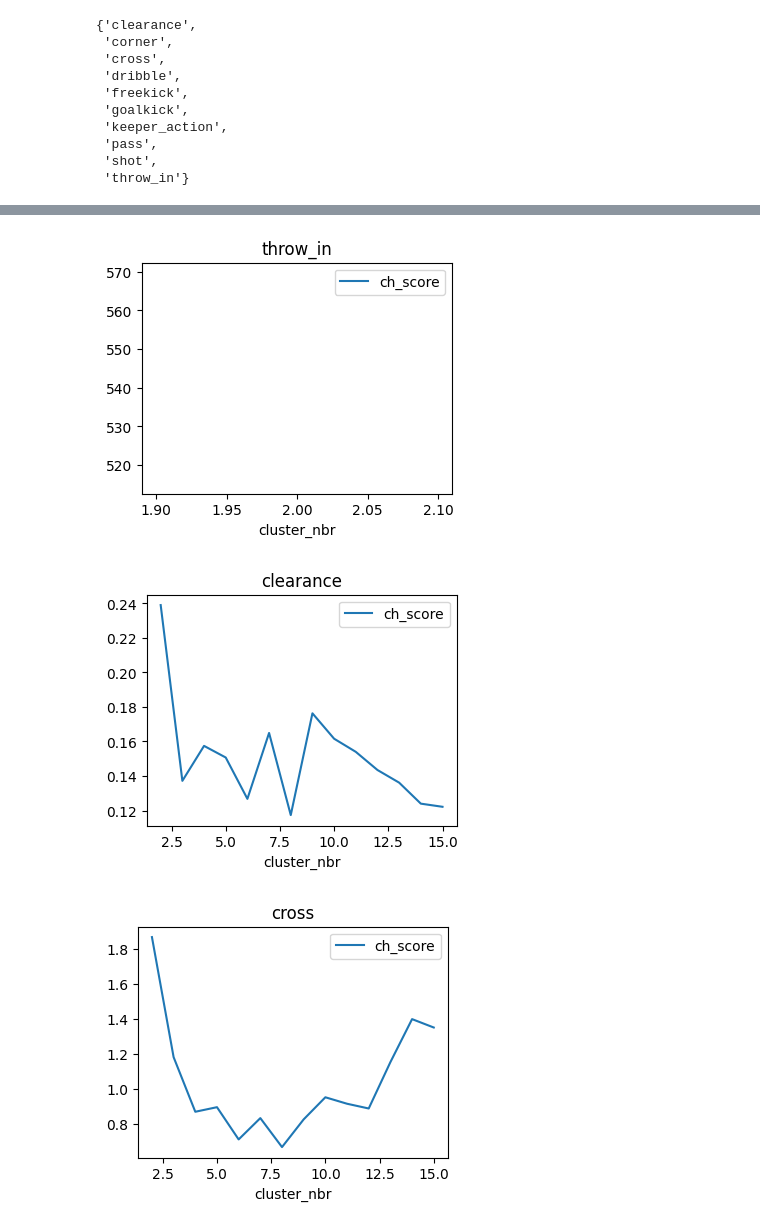
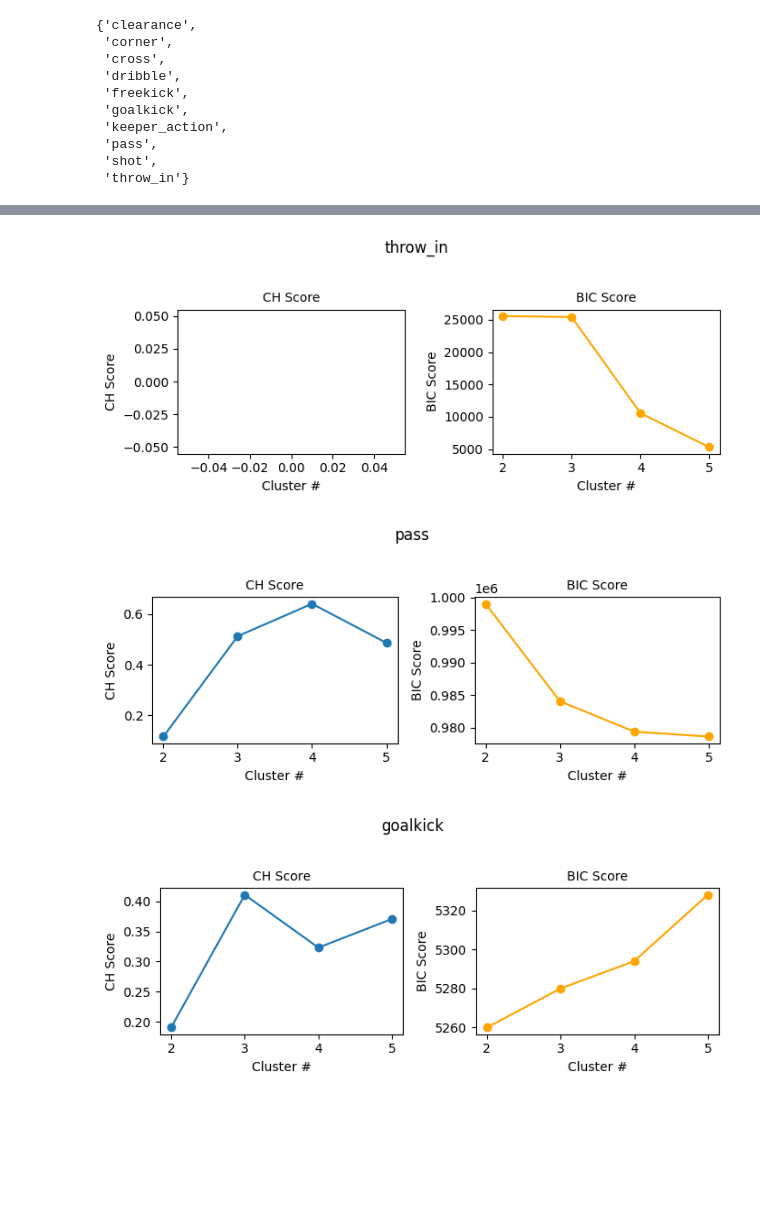
Before and after one commit to Joaquin-Garay/soccer-infogeo, a Jupyter notebook: 04-experiment.ipynb, the cells around one changed output, grey strips where cells are left out. Saved outputs shown, nothing was run; the diff lists cells and outputs as text; code cells hidden in the pictures; blank space fills up the shorter version.

```diff
--- a/04-experiment.ipynb
+++ b/04-experiment.ipynb
@@ -73,28 +79,29 @@ action_types
 rows = []
 for action_type in action_types:
     print(f"\nProcessing {action_type}:")
-    mask = (actions["type_name"] == action_type) #& (actions["team_id"] == 771)
+    mask = (actions["type_name"] == action_type)  #& (actions["team_id"] == 771)
     loc_data = actions[mask][["start_x", "start_y"]]
 
     # Inner loop over number of clusters
-    for K in range(2, 16):
+    for K in range(2, 6):
         print(f" {K} clusters,", end="")
         gauss_clusters = [sc.MultivariateGaussian() for _ in range(K)]
-        loc_model = sc.MixtureModel(gauss_clusters)
+        loc_model = sc.MixtureModel(gauss_clusters,
+                                    init='k-means++')
         # In the case of an failed initialization due to empty clusters, skip that model.
         with warnings.catch_warnings():
             warnings.filterwarnings("error", category=ConvergenceWarning)
             try:
-                loc_model.fit_em_bregman(loc_data, verbose=False)
+                loc_model.fit_em(loc_data, verbose=False, case="bregman")
             except ConvergenceWarning as e:
                 print(f"    Skipping K={K} due to convergence warning: {e}")
-                continue   # skip straight to the next K
+                continue  # skip straight to the next K
         rows.append({
             "action_type": action_type,
             "cluster_nbr": K,
-            "ch_score": loc_model.kl_ch_score(loc_data),
-            "bic_score" : loc_model.bic_score(loc_data),
-            "aic_score" : loc_model.aic_score(loc_data)
+            "ch_score": round(loc_model.kl_ch_score(loc_data), 5),
+            "bic_score": round(loc_model.bic_score(loc_data), 0),
+            "aic_score": round(loc_model.aic_score(loc_data), 0)
         })
 
 loc_scores = pd.DataFrame(rows)
@@ -131,13 +149,29 @@ loc_scores.head()
 # %%
-loc_scores_filtered = loc_scores[(loc_scores["ch_score"]<=2_000) & (loc_scores["ch_score"]>0)]
+# Filter CH scores
+loc_scores_filtered = loc_scores[(loc_scores["ch_score"] <= 2) & (loc_scores["ch_score"] > 0)]
+
+# Loop through each action_type and make a (1,2) plot per type
 for action_type in action_types:
-    loc_scores_filtered[loc_scores_filtered["action_type"]==action_type].plot(
-        x="cluster_nbr",
-        y="ch_score",
-        title=f"{action_type}",
-        figsize=(4,3)
-    )
+    fig, axes = plt.subplots(1, 2, figsize=(7, 3))
+    fig.suptitle(f"{action_type}", fontsize=12)
+
+    # CH Score subplot
+    ch_data = loc_scores_filtered[loc_scores_filtered["action_type"] == action_type]
+    axes[0].plot(ch_data["cluster_nbr"], ch_data["ch_score"], marker="o")
+    axes[0].set_title("CH Score", fontsize=10)
+    axes[0].set_xlabel("Cluster #")
+    axes[0].set_ylabel("CH Score")
+
+    # BIC Score subplot
+    bic_data = loc_scores[(loc_scores["action_type"] == action_type) & (loc_scores["bic_score"] > 0)]
+    axes[1].plot(bic_data["cluster_nbr"], bic_data["bic_score"], marker="o", color="orange")
+    axes[1].set_title("BIC Score", fontsize=10)
+    axes[1].set_xlabel("Cluster #")
+    axes[1].set_ylabel("BIC Score")
+
+    plt.tight_layout(rect=(0.0, 0.0, 1.0, 0.95))
+    plt.show()
 # %% [output]
-[figure, old version]
+[figure, new version]
-[figure, old version]
+[figure, new version]
-[figure, old version]
+[figure, new version]
```
Also changed, not shown: parts of 34 cells of this notebook, 3 other files.
